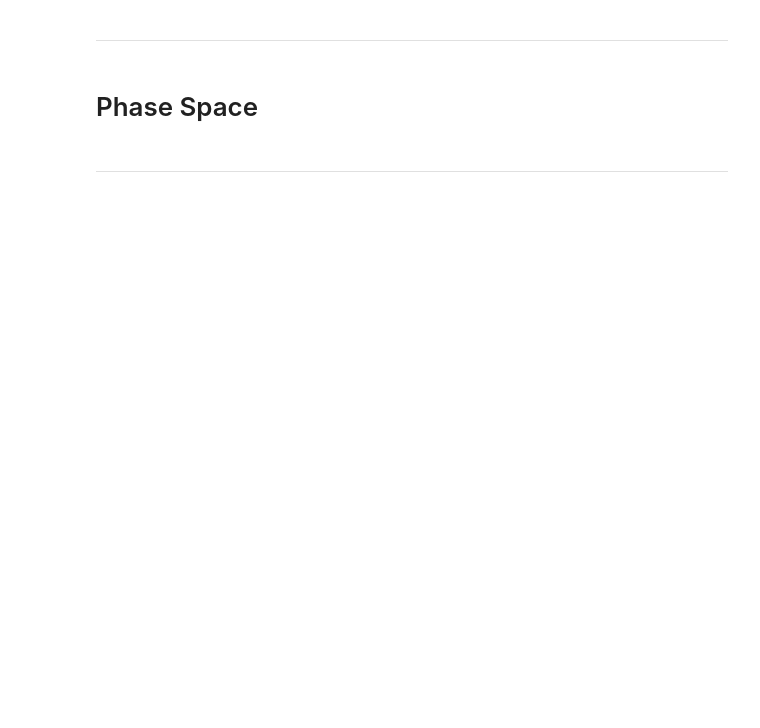
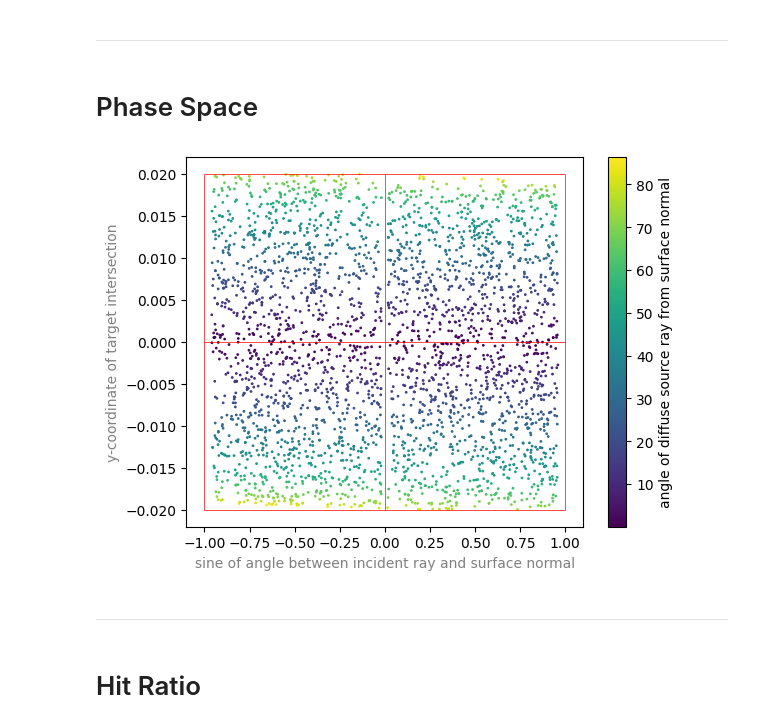
Before and after one commit to ssteinberg/solar_optical_concentrator, a Jupyter notebook: design_finite.ipynb, the cells around one changed output. Saved outputs shown, nothing was run; the diff lists cells and outputs as text; code cells hidden in the pictures; blank space fills up the shorter version.

```diff
--- a/design_finite.ipynb
+++ b/design_finite.ipynb
@@ -69,18 +76,22 @@ plt.show()
 # %%
 phase = np.loadtxt('data_finite/phase.csv', delimiter = ',')
 
 plt.scatter(phase[:, 0], phase[:, 1], s = 1, c = phase[:, 2])
 
 plt.xlabel("sine of angle between incident ray and surface normal", c = 'grey')
 if flat_target: plt.ylabel("y-coordinate of target intersection", c = 'grey')
 else: plt.ylabel("angle of target intersection wrt/ +x axis", c = 'grey')
 
 if flat_target: plt.hlines(y = [-radius, 0, radius], xmin = -1, xmax = 1, linewidth = 0.5, color = 'r')
 else: plt.hlines(y = [0, 90, 180, 270, 360], xmin = -1, xmax = 1, linewidth = 0.5, color = 'r')
 if flat_target: plt.vlines(x = [-1, 0, 1], ymin = -radius, ymax = radius, linewidth = 0.5, color = 'r')
 else: plt.vlines(x = [-1, 0, 1], ymin = 0, ymax = 360, linewidth = 0.5, color = 'r')
 
-plt.colorbar(label = "absolute y-coordinate of ray origin")
+plt.colorbar(label = "angle of diffuse source ray from surface normal")
 plt.show()
+# %% [output]
+[figure, added]
 # %% [markdown]
 ---
+# %% [markdown]
+# Hit Ratio
```
Also changed, not shown: parts of 3 cells of this notebook, 1 other file.
